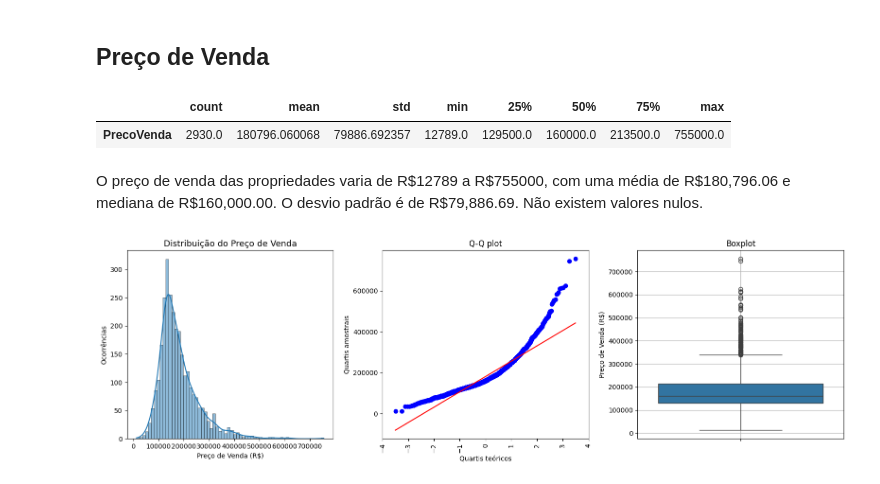
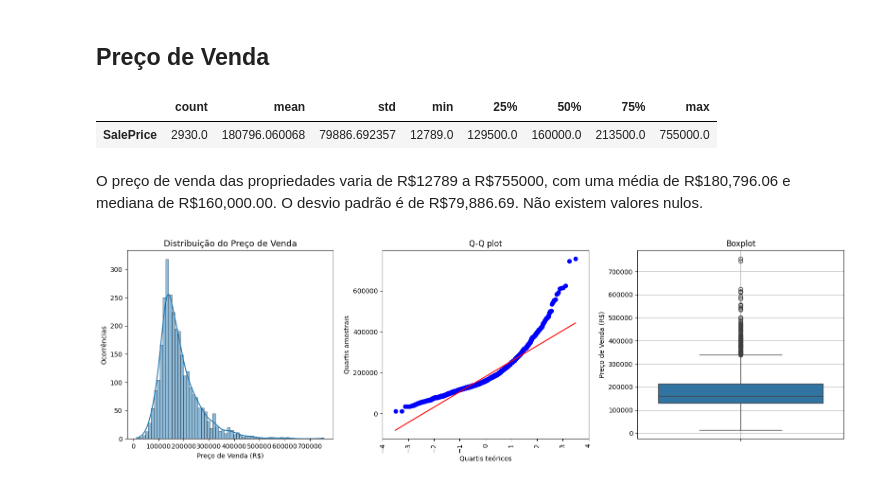
Before and after one commit to fernandosola/aedi_teste_hipotese, a Jupyter notebook: notebooks/analise.ipynb, the cells around one changed output. Saved outputs shown, nothing was run; the diff lists cells and outputs as text; code cells hidden in the pictures.

```diff
--- a/notebooks/analise.ipynb
+++ b/notebooks/analise.ipynb
@@ -319,21 +322,21 @@ df.head()
 # %% [markdown]
 ## Preço de Venda
 # %%
-df_preco_venda = df['PrecoVenda'].describe().to_frame().T
-nulos = df['PrecoVenda'].isna().sum()
+df_preco_venda = df['SalePrice'].describe().to_frame().T
+nulos = df['SalePrice'].isna().sum()
 
 # exibir a d3escritiva e nulos
 display(df_preco_venda)
 
 # escrever uma pequena análise a respeito
 display(Markdown(f"""
-O preço de venda das propriedades varia de R\\${df['PrecoVenda'].min()} a R\\${df['PrecoVenda'].max()}, com uma média de R\\${df['PrecoVenda'].mean():,.2f} e mediana de R\\${df['PrecoVenda'].median():,.2f}.
-O desvio padrão é de R\\${df['PrecoVenda'].std():,.2f}.
+O preço de venda das propriedades varia de R\\${df['SalePrice'].min()} a R\\${df['SalePrice'].max()}, com uma média de R\\${df['SalePrice'].mean():,.2f} e mediana de R\\${df['SalePrice'].median():,.2f}.
+O desvio padrão é de R\\${df['SalePrice'].std():,.2f}.
 Não existem valores nulos.
 """))
 # %% [output]
 |  | count | mean | std | min | 25% | 50% | 75% | max |
-| PrecoVenda | 2930.0 | 180796.060068 | 79886.692357 | 12789.0 | 129500.0 | 160000.0 | 213500.0 | 755000.0 |
+| SalePrice | 2930.0 | 180796.060068 | 79886.692357 | 12789.0 | 129500.0 | 160000.0 | 213500.0 | 755000.0 |
 
 O preço de venda das propriedades varia de R\$12789 a R\$755000, com uma média de R\$180,796.06 e mediana de R\$160,000.00.
 O desvio padrão é de R\$79,886.69.
```
Also changed, not shown: parts of 32 cells of this notebook.
